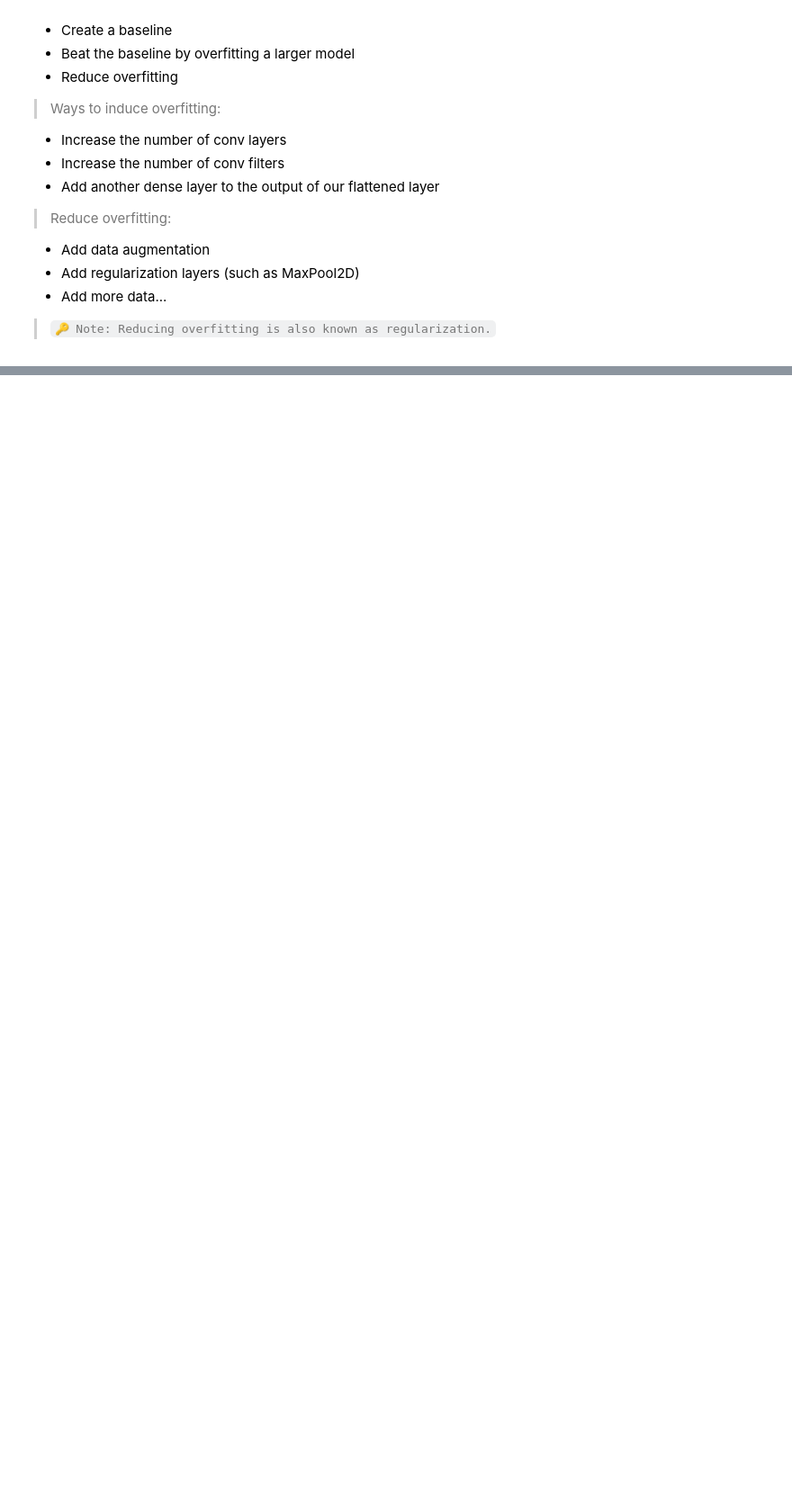
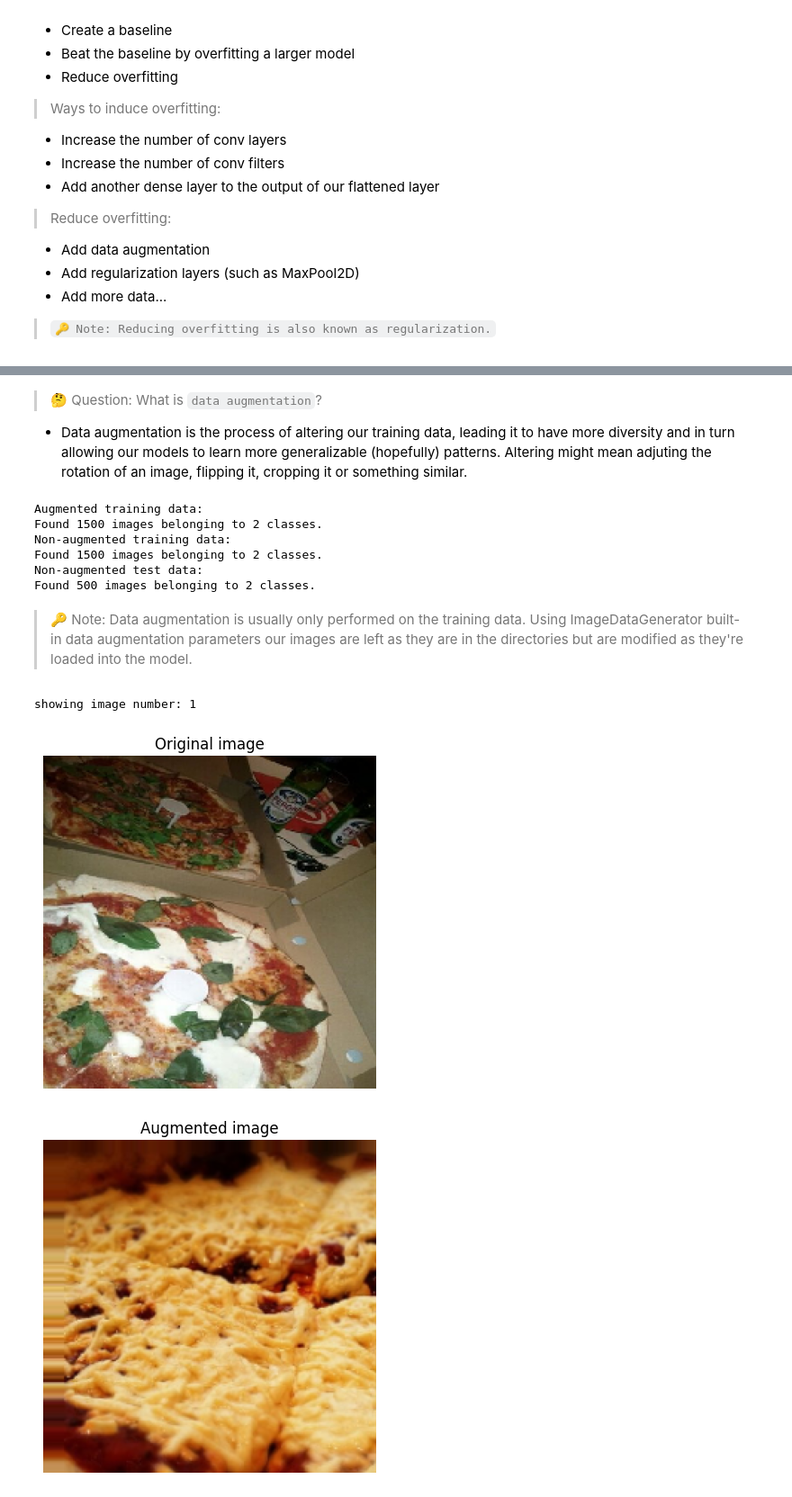
Before and after one commit to fahim-506/deep-learning-with-tensorflow, a Jupyter notebook: notebook/03_convolutional_neural_networks.ipynb, the cells around one changed output, grey strips where cells are left out. Shown at 90% size. Drawn from its saved outputs; the diff is of its cells as text; code cells hidden in the pictures; blank space fills up the shorter version.

```diff
--- a/notebook/03_convolutional_neural_networks.ipynb
+++ b/notebook/03_convolutional_neural_networks.ipynb
@@ -688,0 +770,56 @@ plot_loss_curves(history_4)
+# %% [markdown]
+> 🤔 Question: What is `data augmentation`?
+
++ Data augmentation is the process of altering our training data, leading it to have more diversity and in turn allowing our models to learn more generalizable (hopefully) patterns. Altering might mean adjuting the rotation of an image, flipping it, cropping it or something similar.
+# %%
+# Import data and augment it from training directory
+print("Augmented training data:")
+train_data_augmented = train_datagen_augmented.flow_from_directory(train_dir,
+                                                                   target_size=(224, 224),
+                                                                   batch_size=32,
+                                                                   class_mode="binary",
+                                                                   shuffle=False) # for demonstration purposes only
+
+# Create non-augmented train data batches
+print("Non-augmented training data:")
+train_data = train_datagen.flow_from_directory(train_dir,
+                                               target_size=(224, 224),
+                                               batch_size=32,
+                                               class_mode="binary",
+                                               shuffle=False)
+
+IMG_SIZE = (224, 224)
+# Create non-augmented test data batches
+print("Non-augmented test data:")
+test_data = test_datagen.flow_from_directory(test_dir,
+                                             target_size=IMG_SIZE,
+                                             batch_size=32,
+                                             class_mode="binary")
+# %% [output]
+Augmented training data:
+Found 1500 images belonging to 2 classes.
+Non-augmented training data:
+Found 1500 images belonging to 2 classes.
+Non-augmented test data:
+Found 500 images belonging to 2 classes.
+# %% [markdown]
+> 🔑 Note: Data augmentation is usually only performed on the training data. Using ImageDataGenerator built-in data augmentation parameters our images are left as they are in the directories but are modified as they're loaded into the model.
+# %%
+images,labels = next(train_data)
+augmented_images , augmented_labels =next(train_data_augmented) # note: labels aren't augmented... only data (images)
+# %%
+# Show original image and augmented image
+import random
+random_number = random.randint(0, 32) # our batch sizes are 32...
+print(f"showing image number: {random_number}")
+plt.imshow(images[random_number])
+plt.title(f"Original image")
+plt.axis(False)
+plt.figure()
+plt.imshow(augmented_images[random_number])
+plt.title(f"Augmented image")
+plt.axis(False);
+# %% [output]
+showing image number: 1
+[figure, added]
+[figure, added]
```
Also changed, not shown: parts of 53 cells of this notebook.
